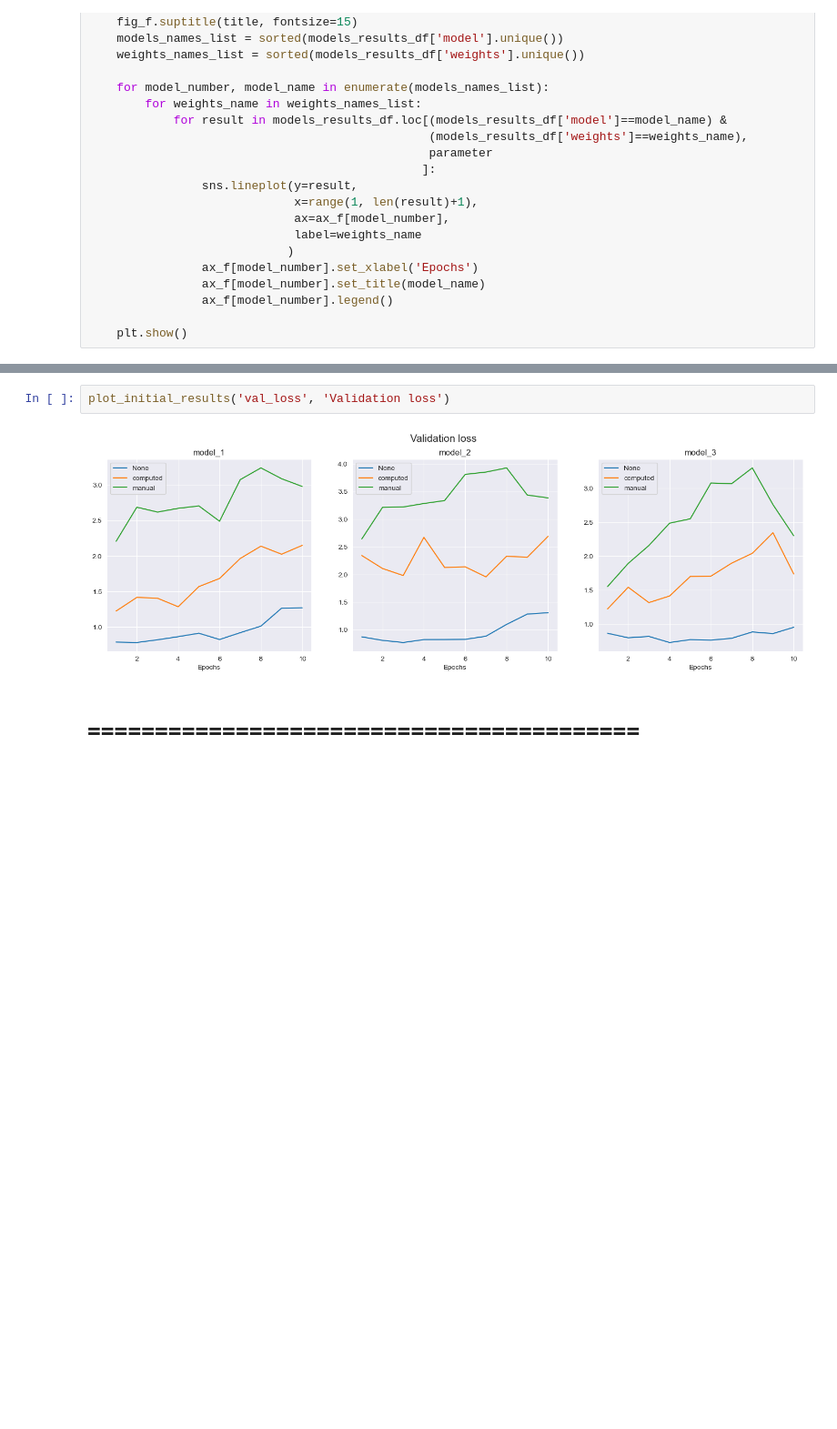
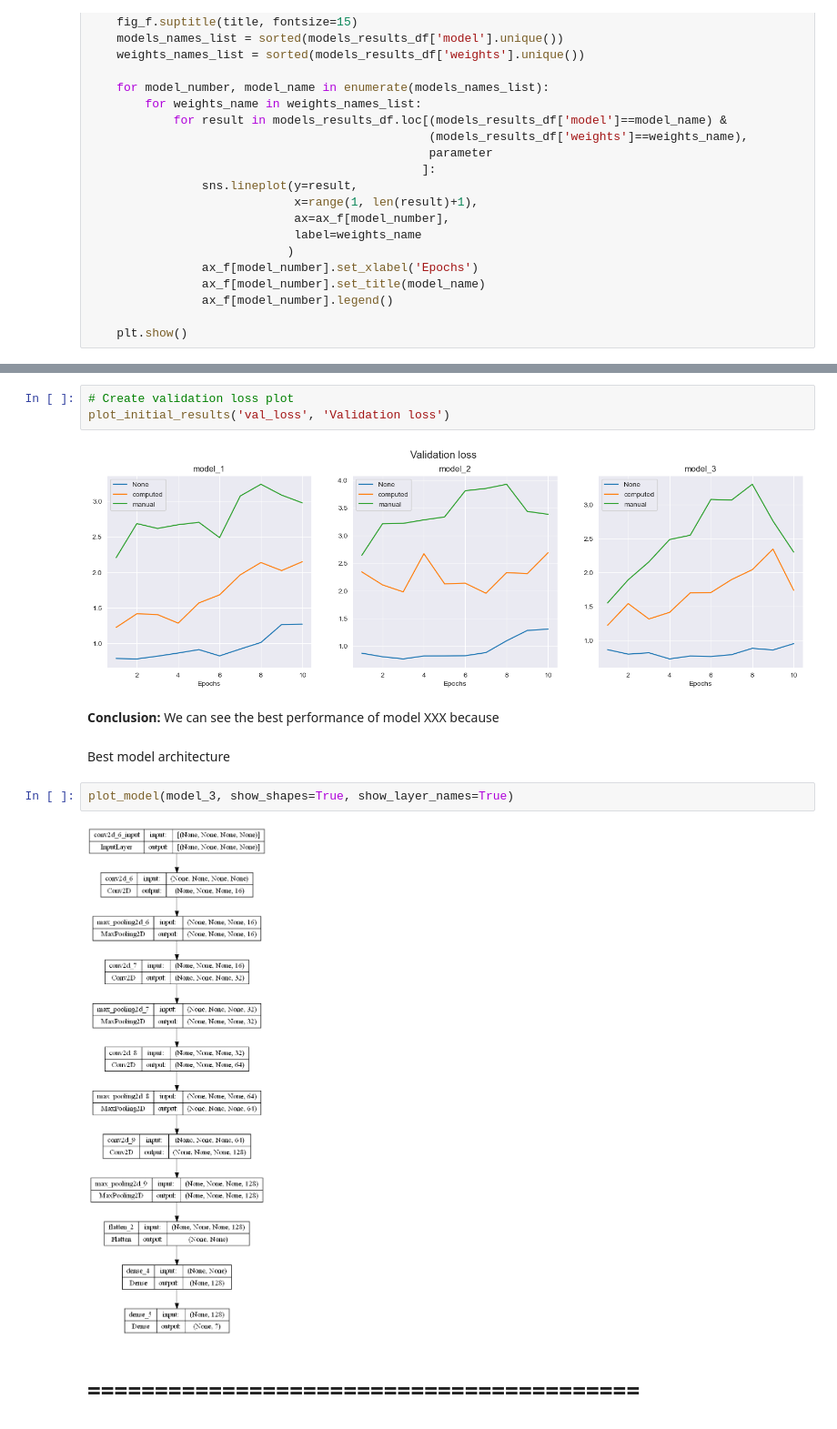
Before and after one commit to vroobelle93/04_skin_diseases, a Jupyter notebook: skin_diseases.ipynb, the cells around one changed output, grey strips where cells are left out. Shown at 91% size. Saved outputs shown, nothing was run; the diff lists cells and outputs as text; blank space fills up the shorter version.

```diff
--- a/skin_diseases.ipynb
+++ b/skin_diseases.ipynb
@@ -511,9 +472,18 @@ plot_initial_results('val_accuracy', 'Validation accuracy')
 # %% [output]
 [figure]
 # %%
+# Create validation loss plot
 plot_initial_results('val_loss', 'Validation loss')
 # %% [output]
 [figure]
+# %% [markdown]
+**Conclusion:** We can see the best performance of model XXX because
+# %% [markdown]
+Best model architecture
+# %%
+plot_model(model_3, show_shapes=True, show_layer_names=True)
+# %% [output]
+[figure, added]
 # %% [markdown]
 =========================================
 =========================================
```
Also changed, not shown: parts of 35 cells of this notebook.
